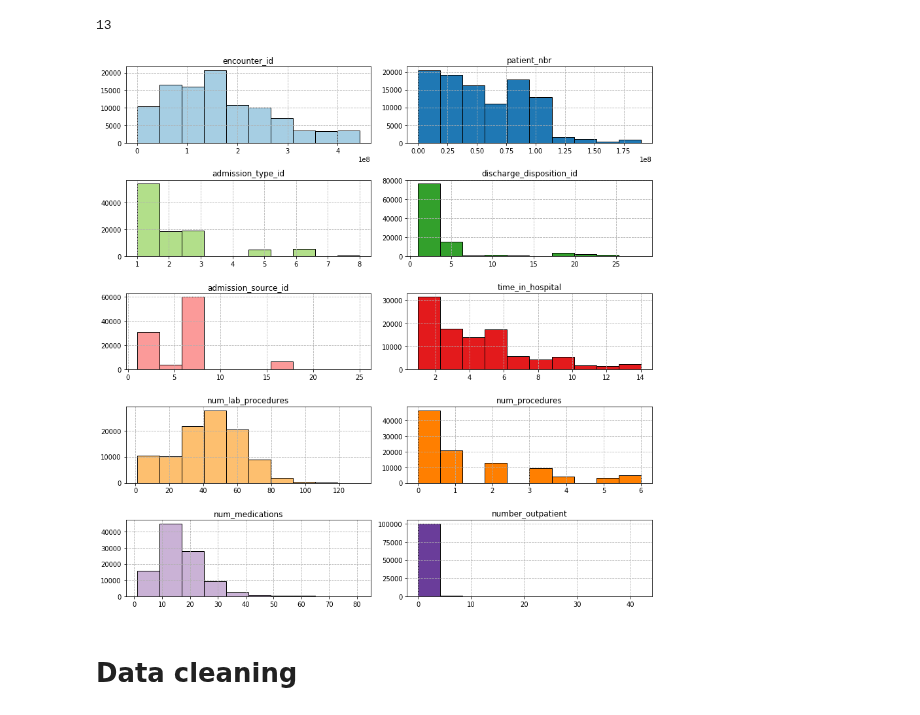
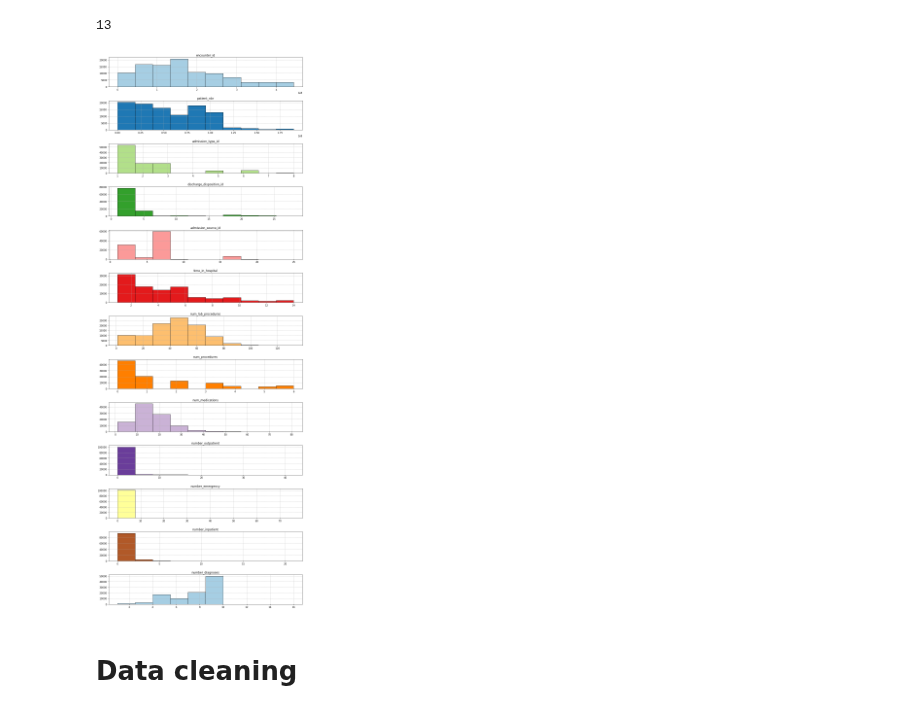
Before and after one commit to capac/kaggle-notebooks, a Jupyter notebook: diabetes-in-130-US-hospitals/1-data-preparation.ipynb, the cells around one changed output. Cells and saved outputs as stored; diff of their text form; code cells hidden in the pictures.

Commit message:
Adjusted colors in numerical data plots

```diff
--- a/diabetes-in-130-US-hospitals/1-data-preparation.ipynb
+++ b/diabetes-in-130-US-hospitals/1-data-preparation.ipynb
@@ -51,7 +50,7 @@ pd.set_option('display.max_colwidth', -1)
 # Loading data
 # %%
 df = pd.read_csv('data/diabetic_data.csv', na_values='?', low_memory=False)
-obj_cols = list(df.select_dtypes('object').columns)
+obj_cols = df.select_dtypes('object').columns
 df[obj_cols] = df[obj_cols].astype('category')
 # %%
 df.head()
@@ -235,15 +234,16 @@ print(len(numeric_cols))
 # %% [output]
 13
 # %%
-fig, axes = plt.subplots(5, 2, figsize=(12, 12))
+fig, axes = plt.subplots(13, 1, figsize=(12, 32))
 colors = plt.cm.Paired.colors
-for c, ax, col in zip(colors, axes.flat, numeric_cols):
-    ax.hist(df[col], color=c, edgecolor='k', bins=10)
+for i, (ax, col) in enumerate(zip(axes.flat, numeric_cols)):
+    i = i % len(colors)
+    ax.hist(df[col], color=colors[i], edgecolor='k') #, bins=10)
     ax.set_title(col)
     ax.grid(True, linestyle='--')
 fig.tight_layout()
 # %% [output]
-[figure, old version]
+[figure, new version]
 # %% [markdown]
 # Data cleaning
 # %% [markdown]
```
Also changed, not shown: parts of 12 cells of this notebook.
